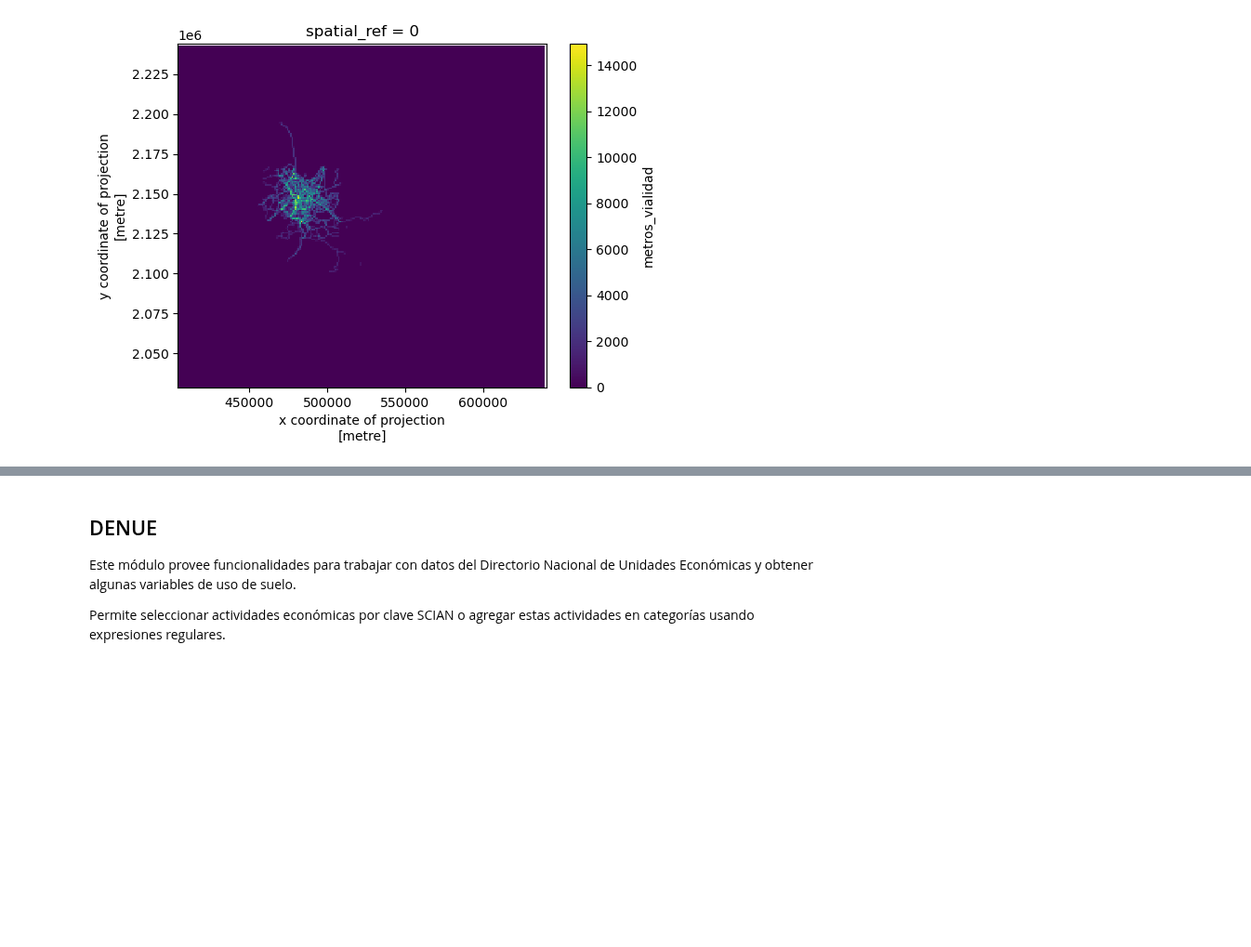
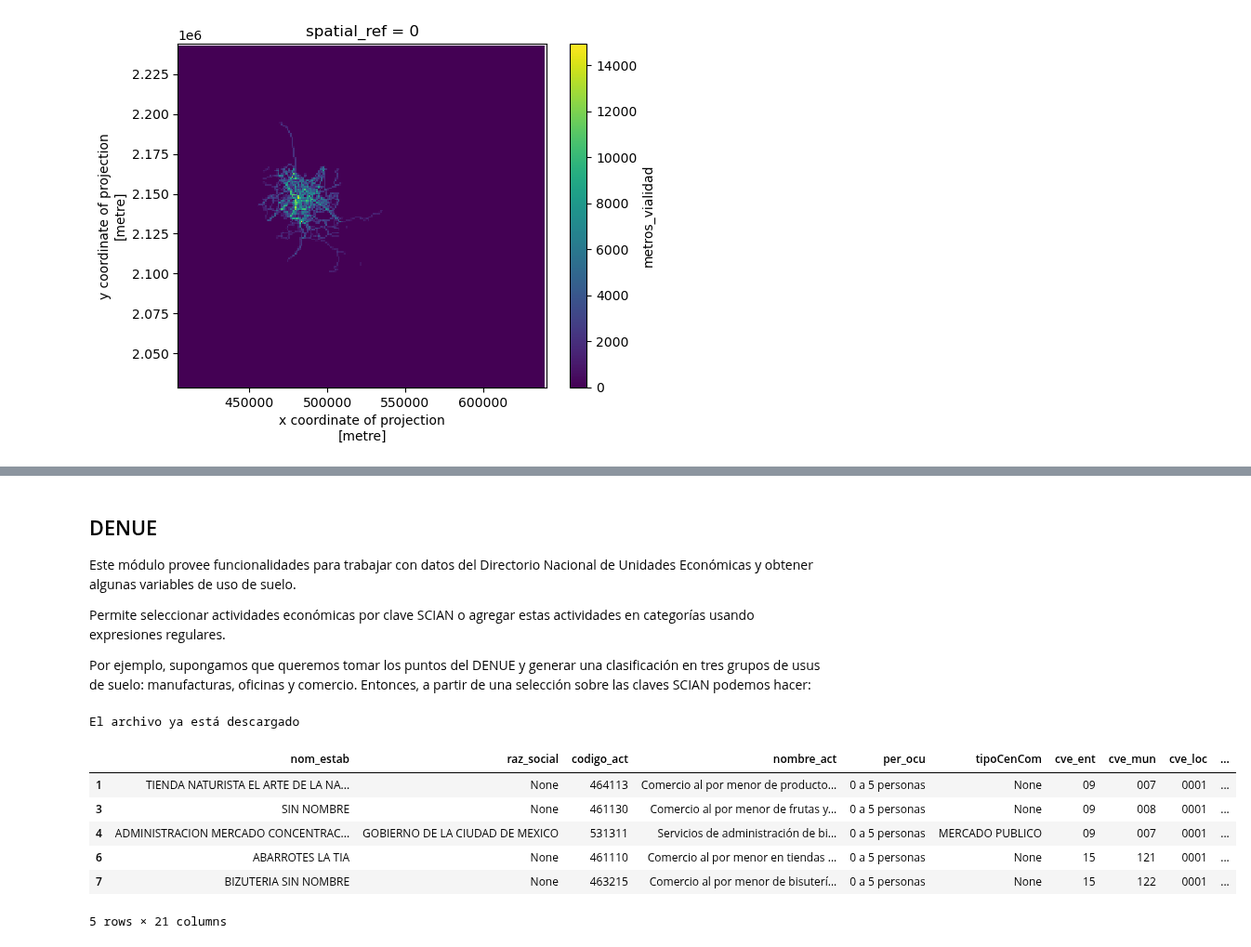
Before and after one commit to CentroGeo/pyLandUseMX, a Jupyter notebook: _proc/index.ipynb, the cells around one changed output, grey strips where cells are left out. Shown at 93% size. Saved outputs shown, nothing was run; the diff lists cells and outputs as text; code cells hidden in the pictures; blank space fills up the shorter version.

```diff
--- a/_proc/index.ipynb
+++ b/_proc/index.ipynb
@@ -92,3 +135,24 @@ cube.metros_vialidad.plot()
 Este módulo provee funcionalidades para trabajar con datos del Directorio Nacional de Unidades Económicas y obtener algunas variables de uso de suelo.
 
 Permite seleccionar actividades económicas por clave SCIAN o agregar estas actividades en categorías usando expresiones regulares.
+
+Por ejemplo, supongamos que queremos tomar los puntos del DENUE y generar una clasificación en tres grupos de usus de suelo: manufacturas, oficinas y comercio. Entonces, a partir de una selección sobre las claves SCIAN podemos hacer:
+# %%
+pth = descarga_denue('ejemplo')
+denue = Denue.desde_archivo(pth)
+categorias = {
+    'Manufacturas': ['^31.*5$', '^32.*5$', '^33.*5$'],
+    'Oficinas': ['^51', '^521', '^523', '^524', '^5312', '^5313', '^541', '^55'],
+    'Comercio': ['^46[123456]']
+}
+usos = denue.agrega_en_usos(categorias)
+usos.datos.loc[~usos.datos.Categoria.isnull()].head()
+# %% [output]
+El archivo ya está descargado
+|  | nom_estab | raz_social | codigo_act | nombre_act | per_ocu | tipoCenCom | cve_ent | cve_mun | cve_loc | ... |
+| 1 | TIENDA NATURISTA EL ARTE DE LA NA... | None | 464113 | Comercio al por menor de producto... | 0 a 5 personas | None | 09 | 007 | 0001 | ... |
+| 3 | SIN NOMBRE | None | 461130 | Comercio al por menor de frutas y... | 0 a 5 personas | None | 09 | 008 | 0001 | ... |
+| 4 | ADMINISTRACION MERCADO CONCENTRAC... | GOBIERNO DE LA CIUDAD DE MEXICO | 531311 | Servicios de administración de bi... | 0 a 5 personas | MERCADO PUBLICO | 09 | 007 | 0001 | ... |
+| 6 | ABARROTES LA TIA | None | 461110 | Comercio al por menor en tiendas ... | 0 a 5 personas | None | 15 | 121 | 0001 | ... |
+| 7 | BIZUTERIA SIN NOMBRE | None | 463215 | Comercio al por menor de bisuterí... | 0 a 5 personas | None | 15 | 122 | 0001 | ... |
+5 rows × 21 columns
```
Also changed, not shown: parts of 15 cells of this notebook, 6 other files.
